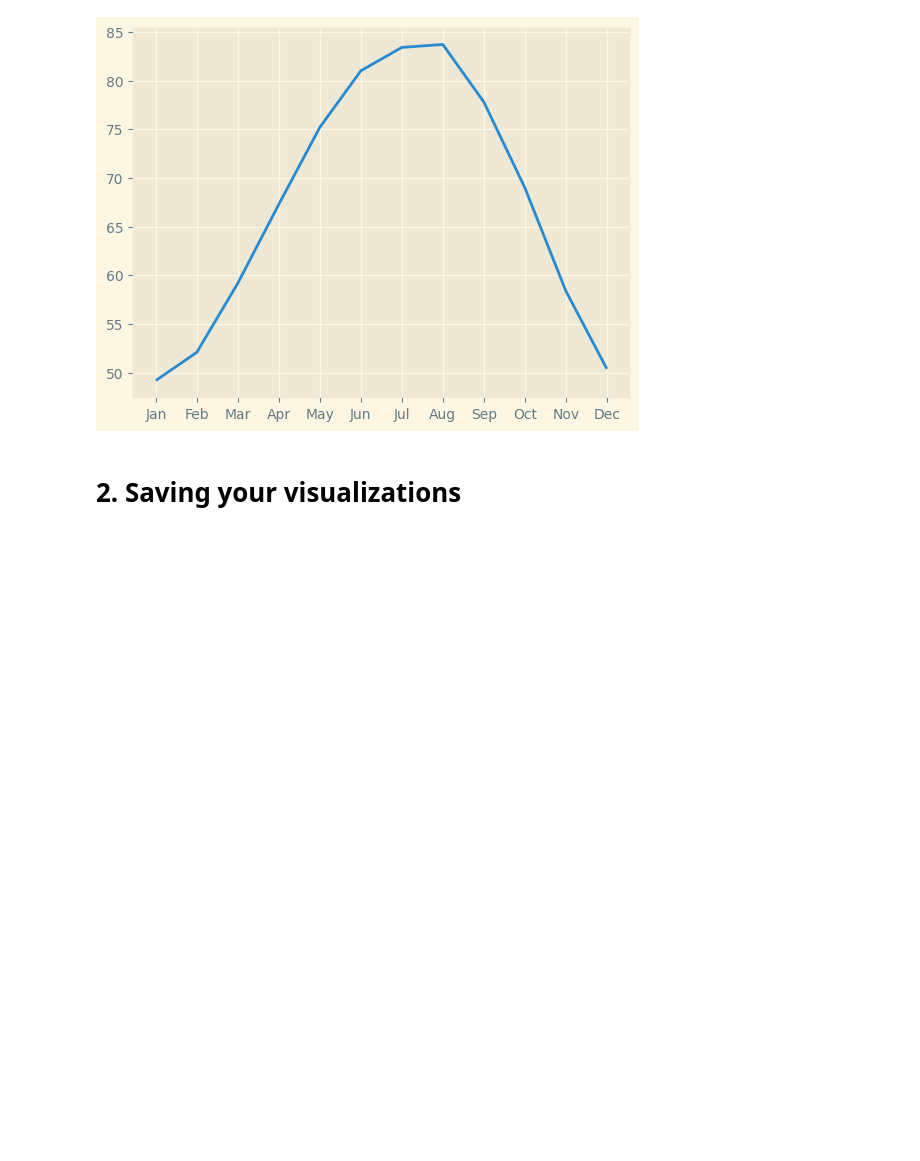
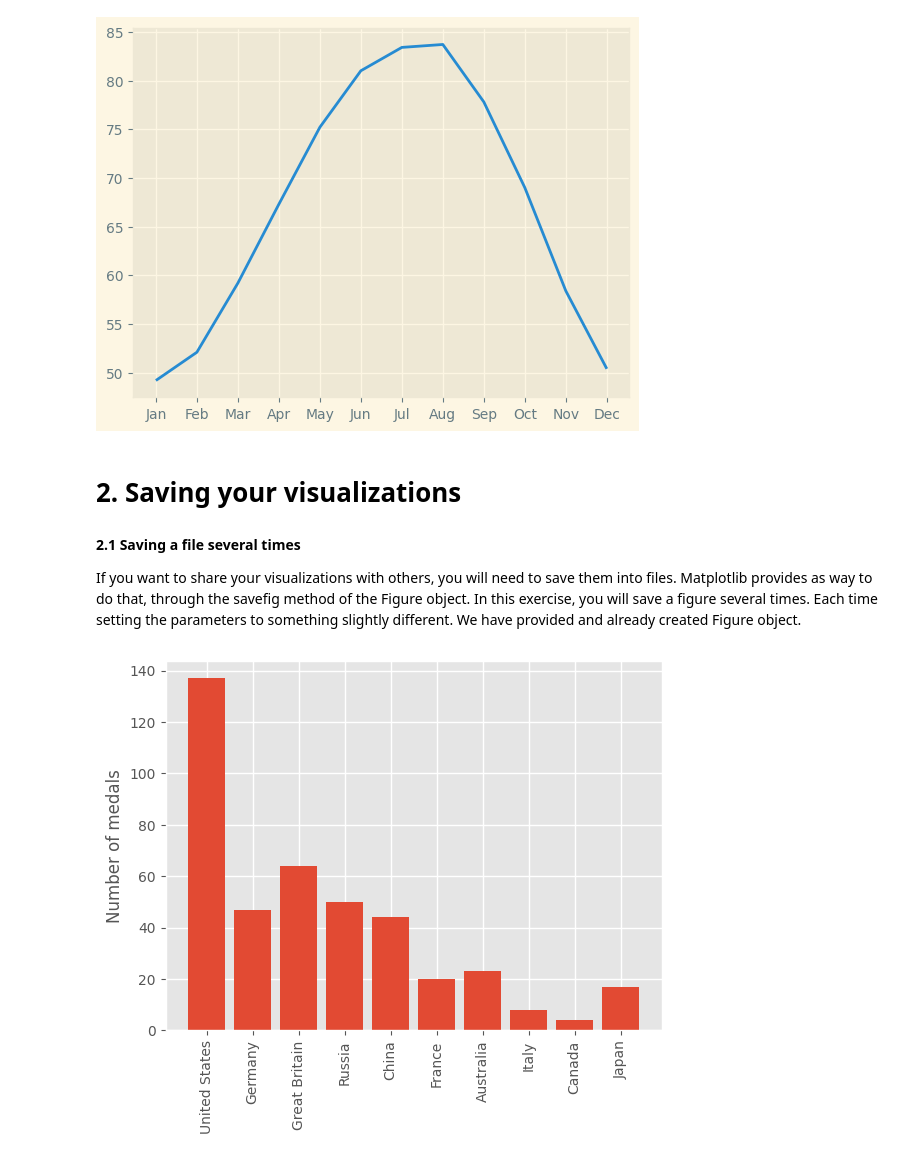
Before and after one commit to yazanhannun/Introduction-to-Data-Visualizations-in-Matplotlib, a Jupyter notebook: 4_Sharing visualizations with others.ipynb, the cells around one changed output. Saved outputs shown, nothing was run; the diff lists cells and outputs as text; code cells hidden in the pictures; blank space fills up the shorter version.

Commit message:
Saving your visualizations/Saving a file several times

```diff
--- a/4_Sharing visualizations with others.ipynb
+++ b/4_Sharing visualizations with others.ipynb
@@ -6,6 +6,8 @@ seattle_weather = pd.read_csv('C:\\Users\\yazan\\Desktop\\DS\\5-Introduction to
 austin_weather= pd.read_csv('C:\\Users\\yazan\\Desktop\\DS\\5-Introduction to Data Visualization with Matplotlib\\Datasets\\austin_weather.csv')
 
 seattle_weather = seattle_weather.query('NAME=="SEATTLE SAND PT WSFO, WA US"')
+
+medals = pd.read_csv("C:\\Users\\yazan\\Desktop\\DS\\5-Introduction to Data Visualization with Matplotlib\\Datasets\\medals_by_country_2016.csv", index_col=0)
 # %% [markdown]
 # 1. Preparing your figures to share with others
 # %% [markdown]
@@ -44,3 +46,29 @@ plt.show()
 [figure]
 # %% [markdown]
 # 2. Saving your visualizations
+# %% [markdown]
+<b>2.1 Saving a file several times</b>
+
+If you want to share your visualizations with others, you will need to save them into files. Matplotlib provides as way to do that, through the savefig method of the Figure object. In this exercise, you will save a figure several times. Each time setting the parameters to something slightly different. We have provided and already created Figure object.
+# %%
+plt.style.use("ggplot")
+fig, ax = plt.subplots()
+
+# Plot a bar-chart of gold medals as a function of country
+ax.bar(medals.index, medals['Gold'])
+
+# Set the x-axis tick labels to the country names
+ax.set_xticklabels(medals.index, rotation=90)
+
+# Set the y-axis label
+ax.set_ylabel("Number of medals")
+
+plt.show()
+
+# Save as a PNG file
+# fig.savefig("my_figure.png")
+
+# Save as a PNG file with 300 dpi
+# fig.savefig("my_figure_300dpi.png", dpi=300)
+# %% [output]
+[figure, added]
```
